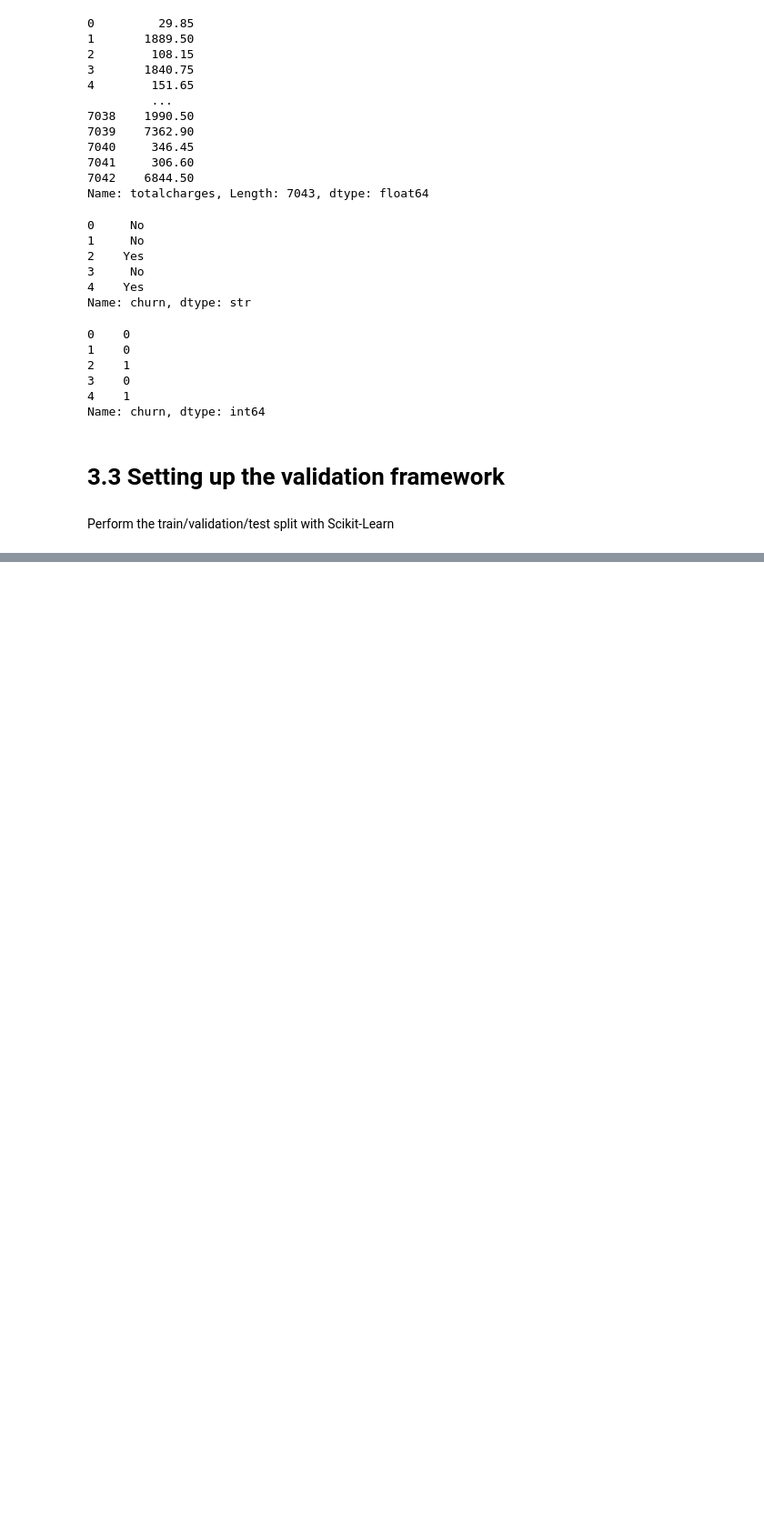
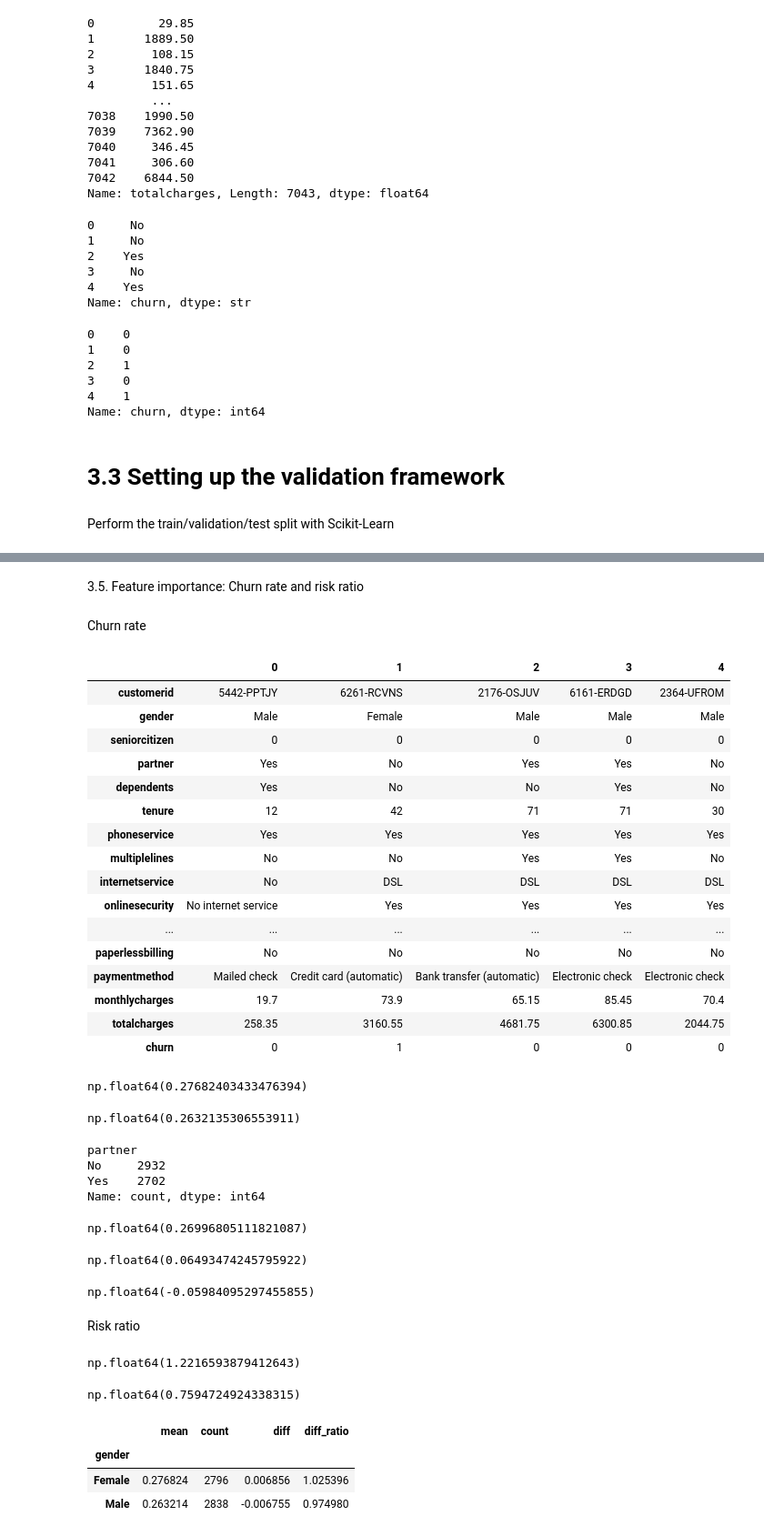
Before and after one commit to mireillehaddad/Machine-Learning, a Jupyter notebook: 03-Classification/churn-classification.ipynb, the cells around one changed output, grey strips where cells are left out. Shown at 91% size. Drawn from its saved outputs; the diff is of its cells as text; code cells hidden in the pictures; blank space fills up the shorter version.

```diff
--- a/03-Classification/churn-classification.ipynb
+++ b/03-Classification/churn-classification.ipynb
@@ -131,0 +296,41 @@ Perform the train/validation/test split with Scikit-Learn
+# %% [markdown]
+3.5. Feature importance: Churn rate and risk ratio
+# %% [markdown]
+Churn rate
+# %%
+df_full_train.head().T
+# %% [output]
+|  | 0 | 1 | 2 | 3 | 4 |
+| customerid | 5442-PPTJY | 6261-RCVNS | 2176-OSJUV | 6161-ERDGD | 2364-UFROM |
+| gender | Male | Female | Male | Male | Male |
+| seniorcitizen | 0 | 0 | 0 | 0 | 0 |
+| partner | Yes | No | Yes | Yes | No |
+| dependents | Yes | No | No | Yes | No |
+| tenure | 12 | 42 | 71 | 71 | 30 |
+| phoneservice | Yes | Yes | Yes | Yes | Yes |
+| multiplelines | No | No | Yes | Yes | No |
+| internetservice | No | DSL | DSL | DSL | DSL |
+| onlinesecurity | No internet service | Yes | Yes | Yes | Yes |
+| ... | ... | ... | ... | ... | ... |
+| paperlessbilling | No | No | No | No | No |
+| paymentmethod | Mailed check | Credit card (automatic) | Bank transfer (automatic) | Electronic check | Electronic check |
+| monthlycharges | 19.7 | 73.9 | 65.15 | 85.45 | 70.4 |
+| totalcharges | 258.35 | 3160.55 | 4681.75 | 6300.85 | 2044.75 |
+| churn | 0 | 1 | 0 | 0 | 0 |
+# %%
+churn_female = df_full_train[df_full_train.gender == 'Female'].churn.mean()
+churn_female
+# %% [output]
+np.float64(0.27682403433476394)
+# %%
+churn_male = df_full_train[df_full_train.gender == 'Male'].churn.mean()
+churn_male
+# %% [output]
+np.float64(0.2632135306553911)
+# %%
+df_full_train.partner.value_counts()
+# %% [output]
+partner
+No     2932
+Yes    2702
+Name: count, dtype: int64
@@ -131,0 +341,33 @@ Perform the train/validation/test split with Scikit-Learn
+# %%
+global_churn = df_full_train.churn.mean()
+global_churn
+# %% [output]
+np.float64(0.26996805111821087)
+# %%
+global_churn - churn_partner
+# %% [output]
+np.float64(0.06493474245795922)
+# %%
+global_churn - churn_no_partner
+# %% [output]
+np.float64(-0.05984095297455855)
+# %% [markdown]
+Risk ratio
+# %%
+churn_no_partner/global_churn
+# %% [output]
+np.float64(1.2216593879412643)
+# %%
+churn_partner/global_churn
+# %% [output]
+np.float64(0.7594724924338315)
+# %%
+df_group = df_full_train.groupby('gender').churn.agg(['mean', 'count'])
+df_group['diff'] = df_group['mean'] - global_churn
+df_group['diff_ratio'] = df_group['mean']/global_churn
+df_group
+# %% [output]
+|  | mean | count | diff | diff_ratio |
+| gender |  |  |  |  |
+| Female | 0.276824 | 2796 | 0.006856 | 1.025396 |
+| Male | 0.263214 | 2838 | -0.006755 | 0.974980 |
```
Also changed, not shown: parts of 41 cells of this notebook.
